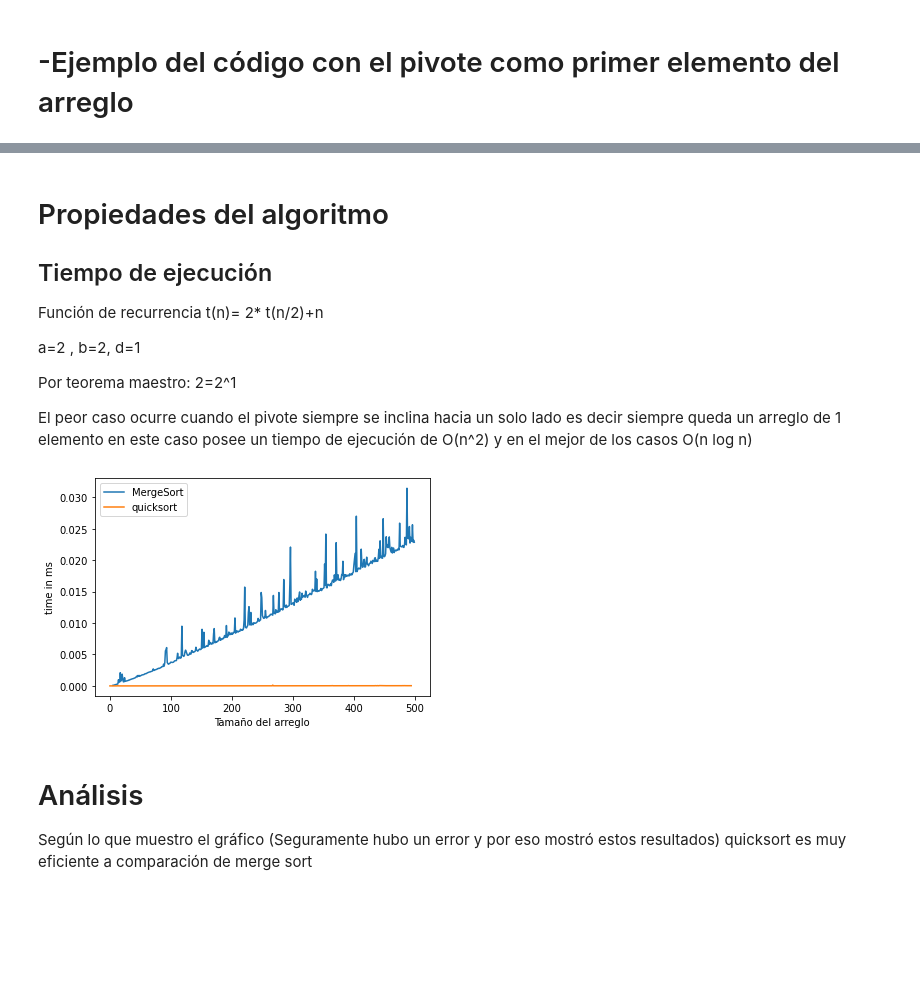
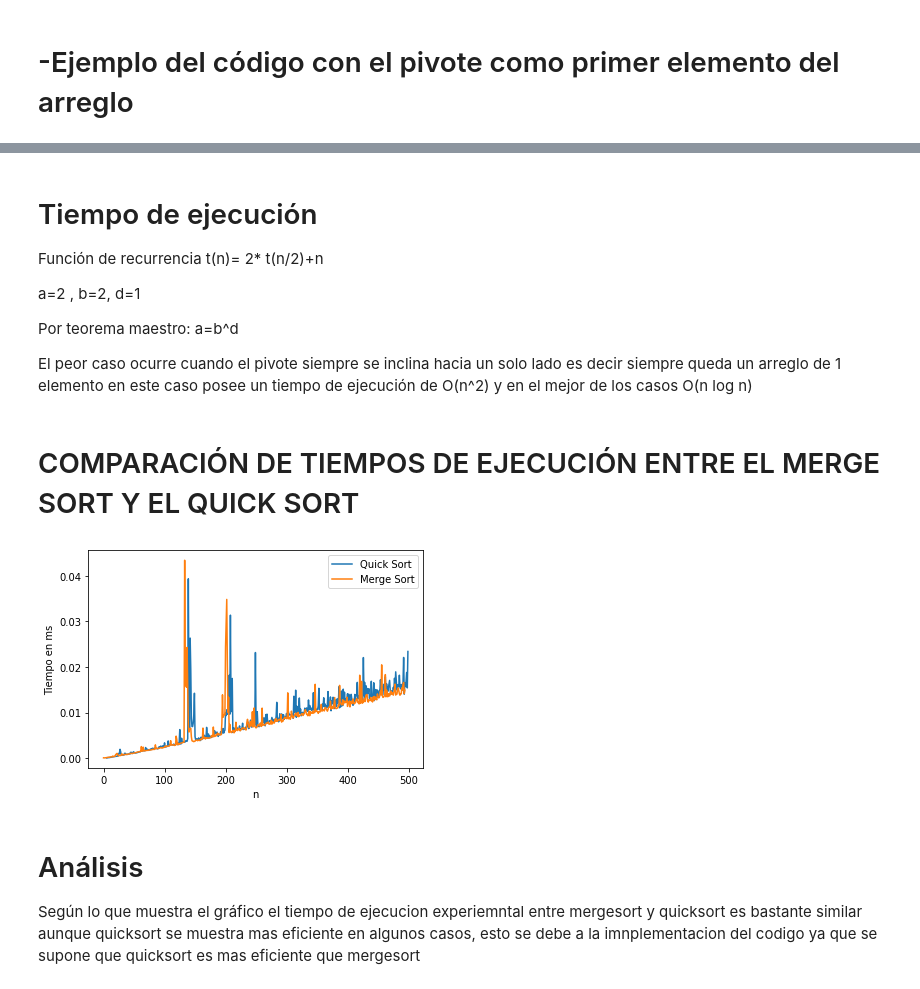
Before and after one commit to Estebanc0/ADA-Informe, a Jupyter notebook: Informe4.ipynb, the cells around one changed output, grey strips where cells are left out. Drawn from its saved outputs; the diff is of its cells as text; code cells hidden in the pictures; blank space fills up the shorter version.

```diff
--- a/Informe4.ipynb
+++ b/Informe4.ipynb
@@ -251,8 +275,6 @@ Después de ordenarlo:
 # %% [markdown]
-# Propiedades del algoritmo
 
-
-## Tiempo de ejecución
+# Tiempo de ejecución
 
 
 
@@ -264,7 +286,7 @@ a=2 , b=2, d=1
 
 
 
-Por teorema maestro: 2=2^1
+Por teorema maestro: a=b^d
 
 
 
@@ -302 +296,3 @@ def merge_sort(lista,verbose=False):
+# %% [markdown]
+# COMPARACIÓN DE TIEMPOS DE EJECUCIÓN ENTRE EL MERGE SORT Y EL QUICK SORT
 # %%
@@ -323,35 +324,36 @@ def merge(lista1, lista2):
 # %%
 import matplotlib.pyplot as plt
 import datetime
 import random
 from timeit import repeat
 
 x=[]; y=[]; z=[]
+cont = 0
 
 for n in range(5,500):
 
   a = random.sample(range(1, 1000), n)
+  size = len(a)
+  t = repeat(setup="from __main__ import quicksort", stmt=f"quicksort({a},{0}, {size - 1})", repeat=1, number=10)
+  e = repeat(setup="from __main__ import mergeSort", stmt=f"mergeSort({a})", repeat=1, number=10)
+  x.append(n)
+  y.append(t)
+  z.append(e)
 
 
-  t = repeat(setup="from __main__ import merge_sort", stmt=f"merge_sort({a})", repeat=1, number=10)
-  h = repeat(setup="from __main__ import quicksort", stmt=f"quicksort({a},{0},{len(a)-1})", repeat=1, number=10)
+plt.plot(x,y,z)
+plt.legend(["Quick Sort","Merge Sort"])
 
-  x.append(n)
-  y.append(t)
-  z.append(h)
-
-plt.plot(x,y,z)
-plt.legend(["MergeSort","quicksort"])
-plt.xlabel('Tamaño del arreglo')
-plt.ylabel('time in ms')
+plt.xlabel('n')
+plt.ylabel('Tiempo en ms')
 plt.show()
 # %% [output]
-[figure, old version]
+[figure, new version]
-# %% [markdown]
-# Análisis
-
-
-Según lo que muestro el gráfico (Seguramente hubo un error y por eso mostró estos resultados) quicksort es muy eficiente a comparación de merge sort
+# %% [markdown]
+# Análisis
+
+
+Según lo que muestra el gráfico el tiempo de ejecucion experiemntal entre mergesort y quicksort es bastante similar aunque quicksort se muestra mas eficiente en algunos casos, esto se debe a la imnplementacion del codigo ya que se supone que quicksort es mas eficiente que mergesort
 # %%
 import matplotlib.pyplot as plt
 import random
```
Also changed, not shown: parts of 18 cells of this notebook.
